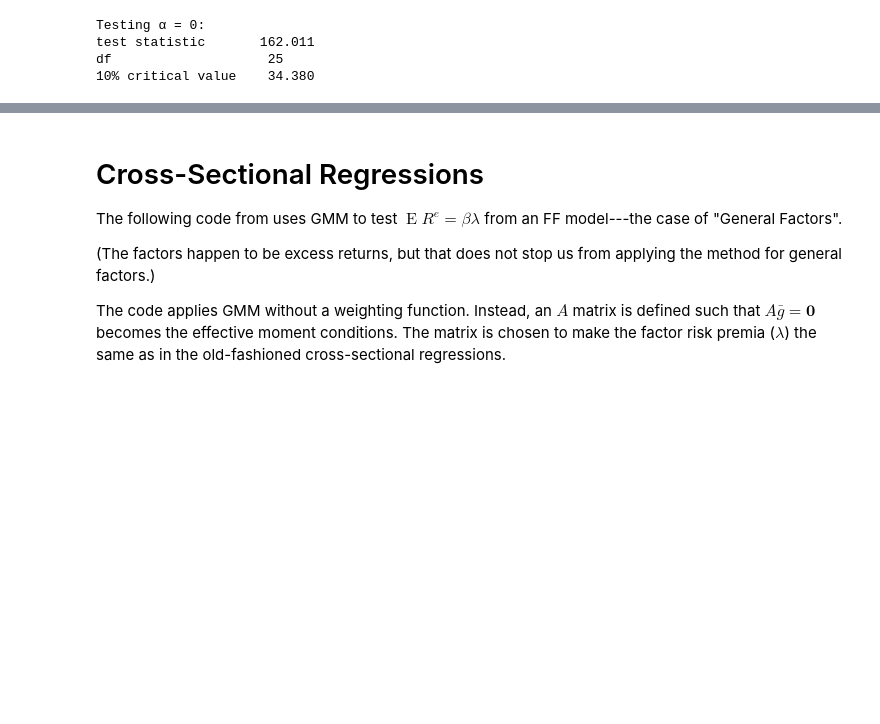
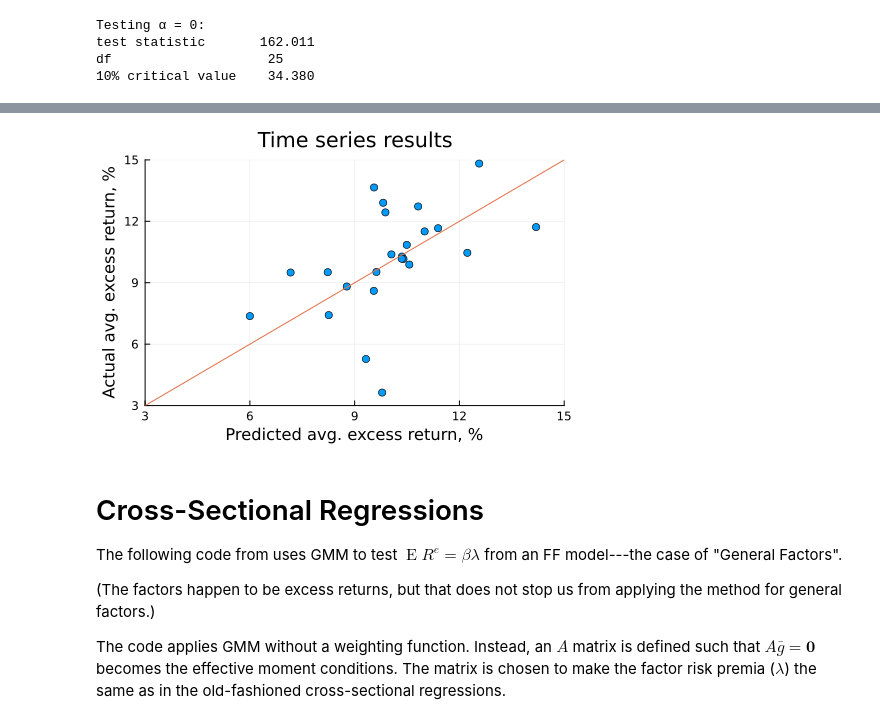
Before and after one commit to PaulSoderlind/EmpiricalFinancePhD, a Jupyter notebook: LinearFactorModel.ipynb, the cells around one changed output, grey strips where cells are left out. Drawn from its saved outputs; the diff is of its cells as text; code cells hidden in the pictures; blank space fills up the shorter version.

```diff
--- a/LinearFactorModel.ipynb
+++ b/LinearFactorModel.ipynb
@@ -82,17 +92,19 @@ scatter( α*12,
 # %%
-ERe     = vec(mean(Re,dims=1))         #n vector, average excess returns
-EF      = vec(mean(F[:,2:end],dims=1)) #K vector, average values of factors
-ReHatTS = β*EF                         #predicted average returns, setting alpha=0
+ERe     = meanV(Re)           #n vector, average excess returns
+EF      = meanV(F[:,2:end])   #K vector, average values of factors
+ReHatTS = β*EF                #predicted average returns, setting alpha=0
 
 scatter( ReHatTS*12,ERe*12,
          legend = false,
          xlims = (3,15),
          ylims = (3,15),
          title = "Time series results",
          xlabel = "Predicted avg. excess return, %",
          ylabel = "Actual avg. excess return, %" )
 
 plot!([0;20],[0,20])
+# %% [output]
+[figure, added]
 # %% [markdown]
 # Cross-Sectional Regressions
 
```
Also changed, not shown: parts of 12 cells of this notebook, 9 other files.
